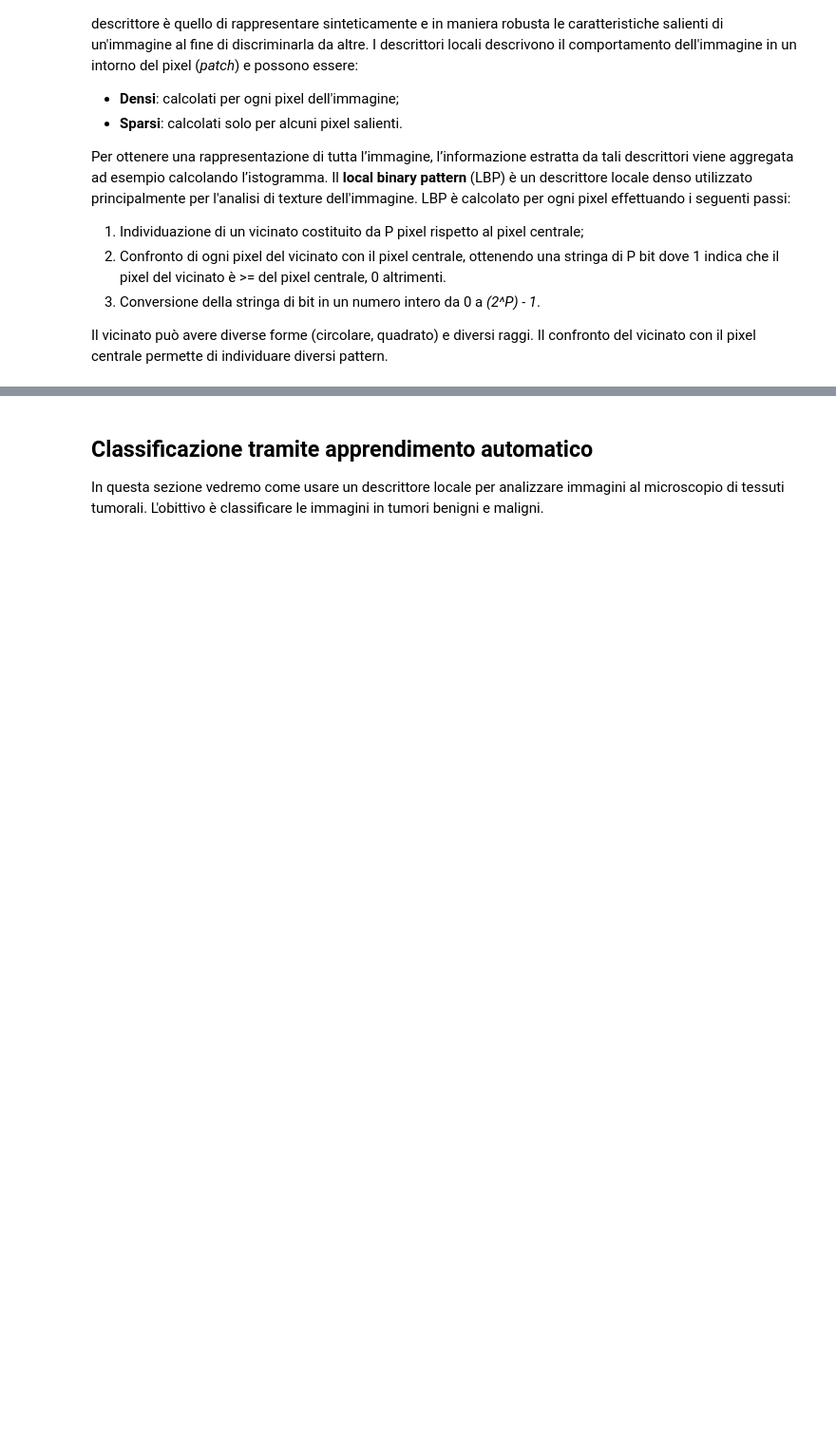
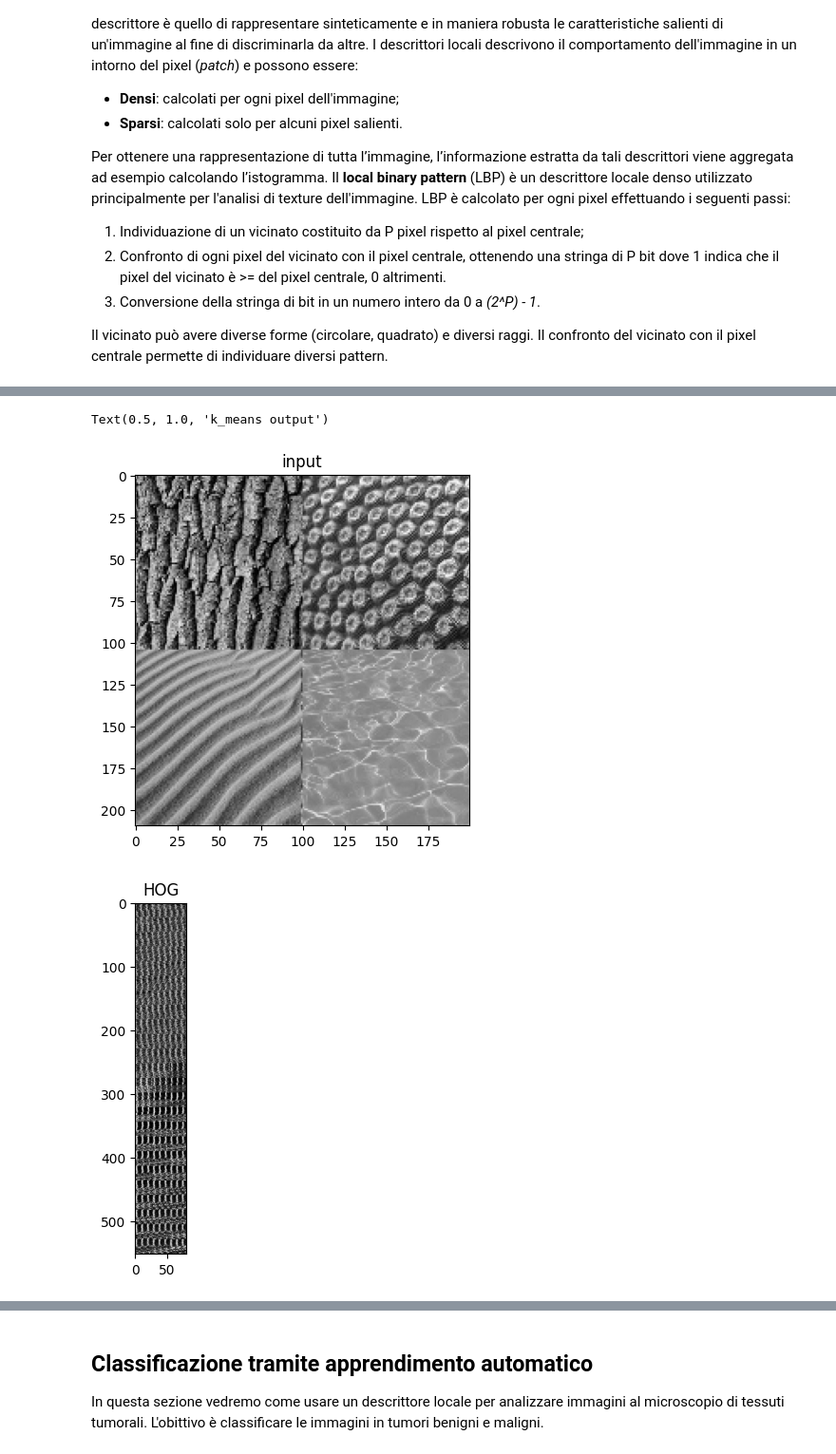
Before and after one commit to roccolr/ESM, a Jupyter notebook: esercitazioni/esercitazione_7/teoria.ipynb, the cells around one changed output, grey strips where cells are left out. Shown at 95% size. Cells and saved outputs as stored; diff of their text form; code cells hidden in the pictures; blank space fills up the shorter version.

```diff
--- a/esercitazioni/esercitazione_7/teoria.ipynb
+++ b/esercitazioni/esercitazione_7/teoria.ipynb
@@ -60,0 +101,30 @@ plt.title('mappa delle patch uniformi')
+# %%
+# HOG application 2
+
+x = np.float32(io.imread(path+'textures.png'))
+
+y = hog(x, feature_vector=False) # feature vector = False evita la finale concatenazione degli istogrammi preservando la posizione spaziale
+
+k = 4
+M,N = y.shape[0], y.shape[1]
+
+y = np.reshape(y, ((M*N),-1))
+
+centroid, idx, sum_var = k_means(y,k)
+idx = np.reshape(idx, (M,N))
+
+plt.figure()
+plt.imshow(x, clim=None, cmap='gray')
+plt.title('input')
+
+plt.figure()
+plt.imshow(y, clim=None, cmap='gray')
+plt.title('HOG')
+
+plt.figure()
+plt.imshow(idx, clim=None, cmap='gray')
+plt.title('k_means output')
+# %% [output]
+Text(0.5, 1.0, 'k_means output')
+[figure, added]
+[figure, added]
```
Also changed, not shown: parts of 6 cells of this notebook, 7 other files.
